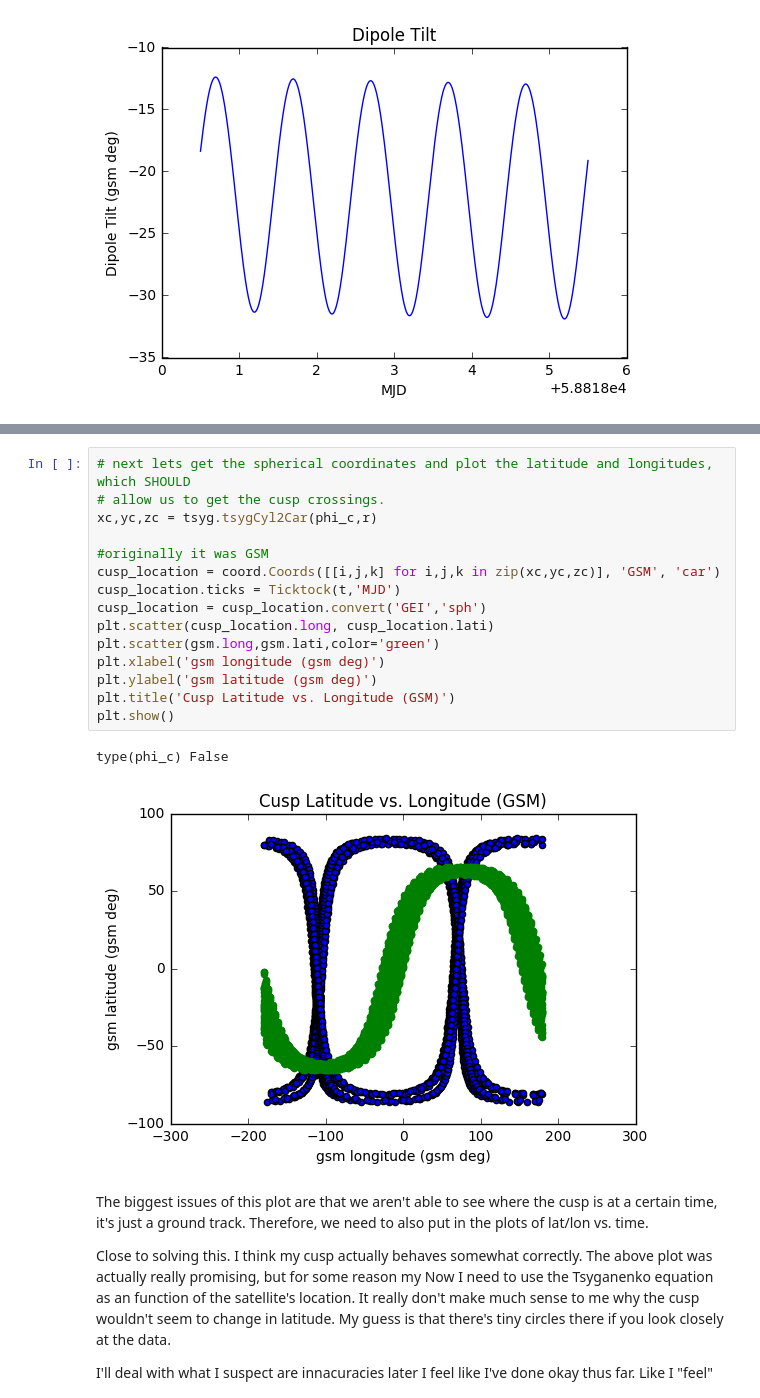
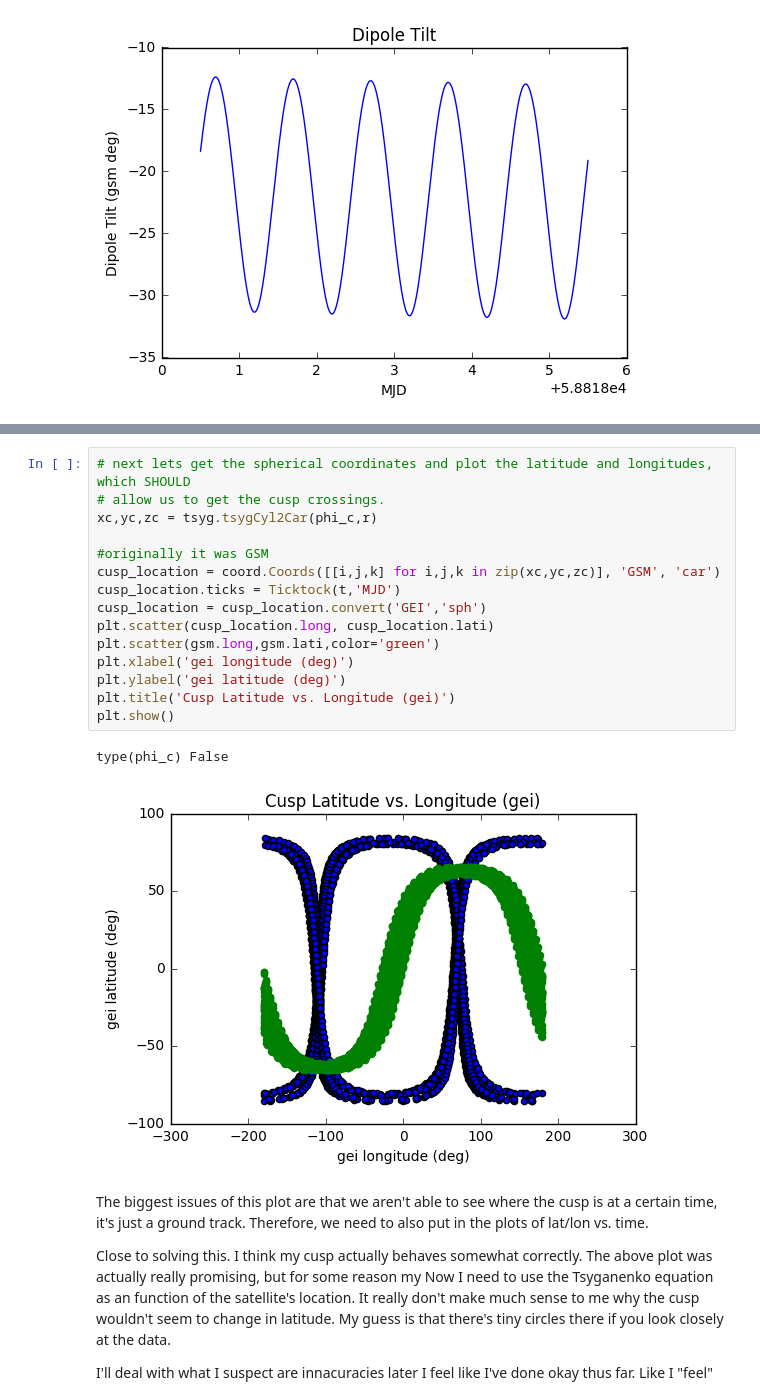
Before and after one commit to fsbr/se3-path-planner, a Jupyter notebook: modularPlanner/Cusp Plots (Daily).ipynb, the cells around one changed output, grey strips where cells are left out. Cells and saved outputs as stored; diff of their text form.

```diff
--- a/modularPlanner/Cusp Plots (Daily).ipynb
+++ b/modularPlanner/Cusp Plots (Daily).ipynb
@@ -197,21 +197,21 @@ plt.show()
 # %%
 # next lets get the spherical coordinates and plot the latitude and longitudes, which SHOULD
 # allow us to get the cusp crossings.
 xc,yc,zc = tsyg.tsygCyl2Car(phi_c,r)
 
 #originally it was GSM
 cusp_location = coord.Coords([[i,j,k] for i,j,k in zip(xc,yc,zc)], 'GSM', 'car')
 cusp_location.ticks = Ticktock(t,'MJD')
 cusp_location = cusp_location.convert('GEI','sph')
 plt.scatter(cusp_location.long, cusp_location.lati)
 plt.scatter(gsm.long,gsm.lati,color='green')
-plt.xlabel('gsm longitude (gsm deg)')
-plt.ylabel('gsm latitude (gsm deg)')
-plt.title('Cusp Latitude vs. Longitude (GSM)')
+plt.xlabel('gei longitude (deg)')
+plt.ylabel('gei latitude (deg)')
+plt.title('Cusp Latitude vs. Longitude (gei)')
 plt.show()
 # %% [output]
 type(phi_c) False
-[figure, old version]
+[figure, new version]
 # %% [markdown]
 The biggest issues of this plot are that we aren't able to see where the cusp is at a certain time, it's just a ground track.  Therefore, we need to also put in the plots of lat/lon vs. time.
 
```
Also changed, not shown: parts of 5 cells of this notebook, 1 other file.
